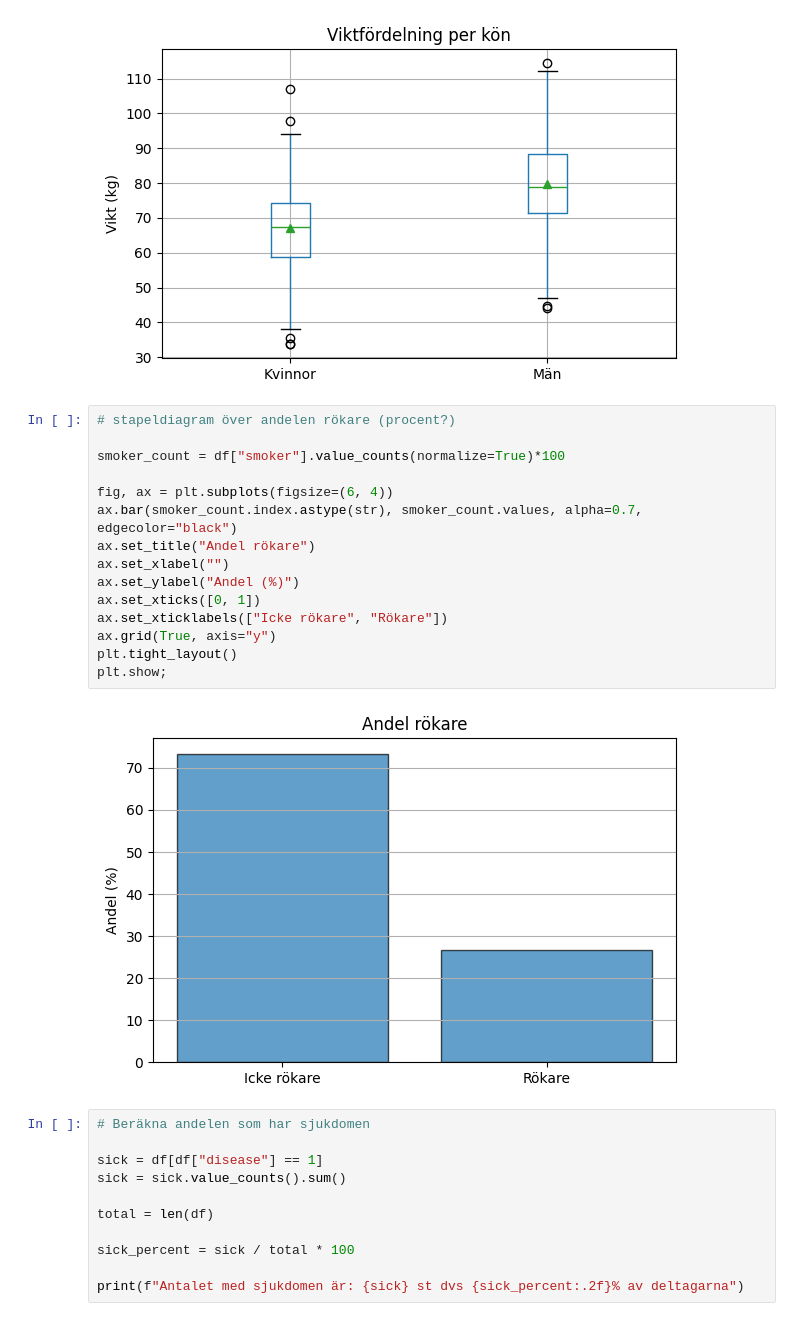
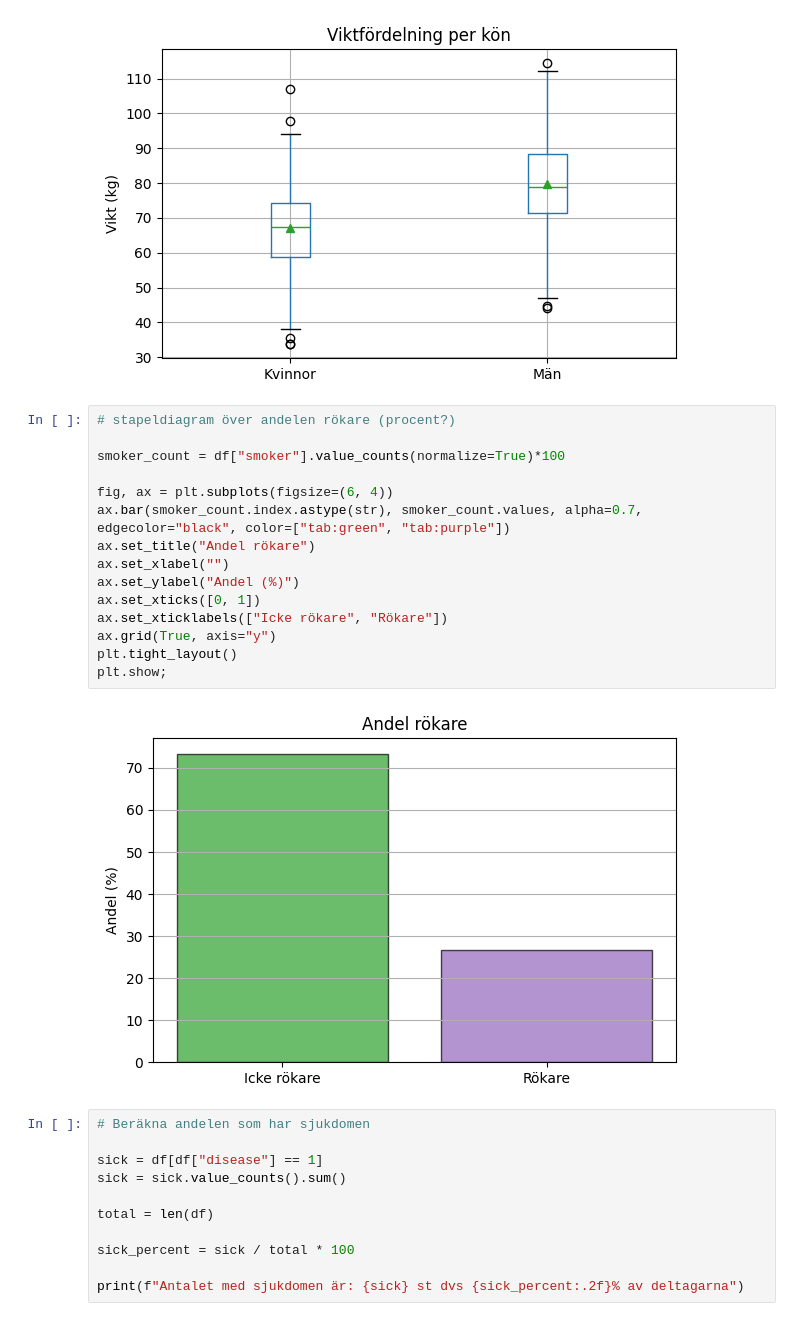
Before and after one commit to MagdalenaPersson/health-study, a Jupyter notebook: report.ipynb, the cells around one changed output. Saved outputs shown, nothing was run; the diff lists cells and outputs as text.

```diff
--- a/report.ipynb
+++ b/report.ipynb
@@ -132,20 +132,20 @@ plt.show()
 # %%
 # stapeldiagram över andelen rökare (procent?)
 
 smoker_count = df["smoker"].value_counts(normalize=True)*100
 
 fig, ax = plt.subplots(figsize=(6, 4))
-ax.bar(smoker_count.index.astype(str), smoker_count.values, alpha=0.7, edgecolor="black")
+ax.bar(smoker_count.index.astype(str), smoker_count.values, alpha=0.7, edgecolor="black", color=["tab:green", "tab:purple"])
 ax.set_title("Andel rökare")
 ax.set_xlabel("")
 ax.set_ylabel("Andel (%)")
 ax.set_xticks([0, 1])
 ax.set_xticklabels(["Icke rökare", "Rökare"])
 ax.grid(True, axis="y")
 plt.tight_layout()
 plt.show;
 # %% [output]
-[figure, old version]
+[figure, new version]
 # %%
 # Beräkna andelen som har sjukdomen
 
```
Also changed, not shown: parts of 2 cells of this notebook.
